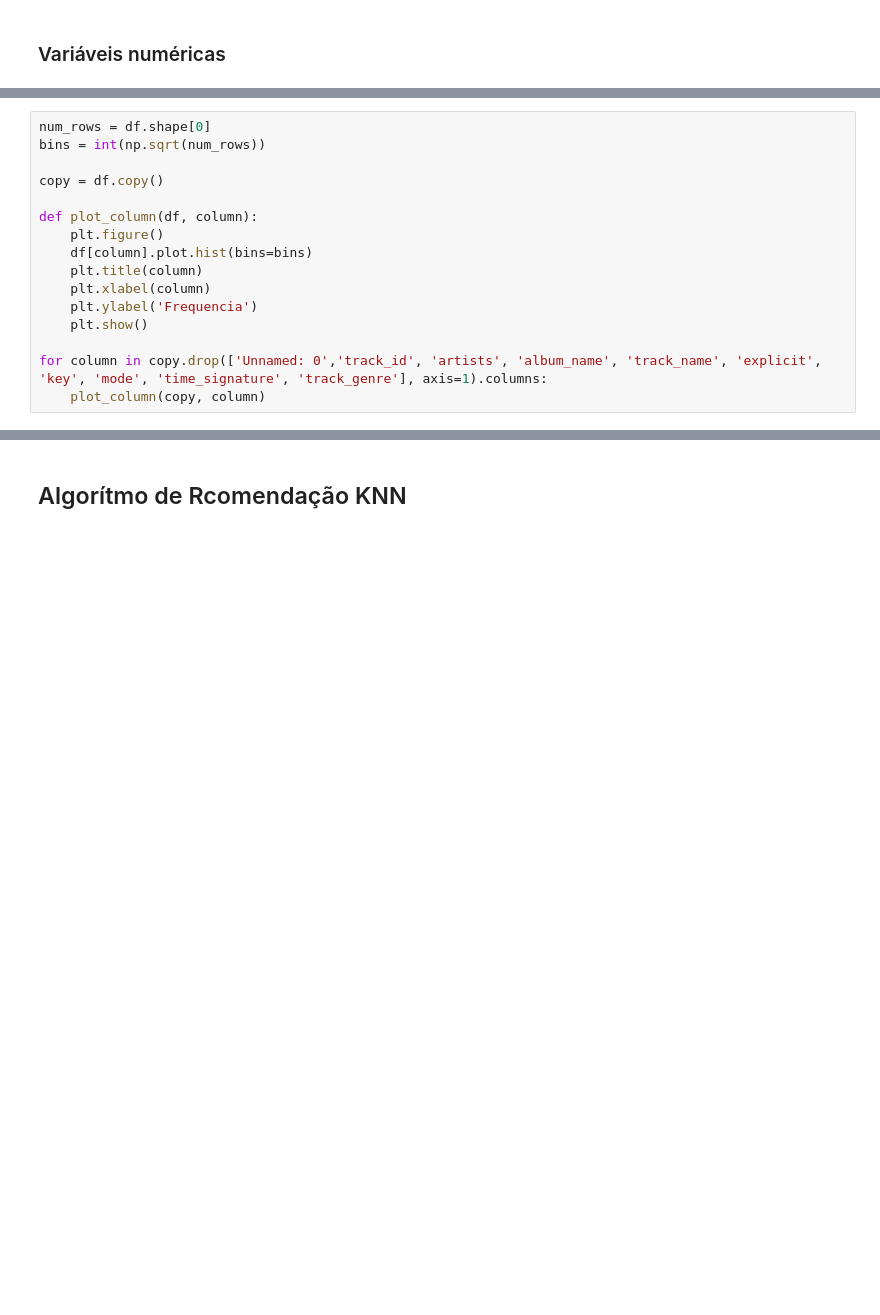
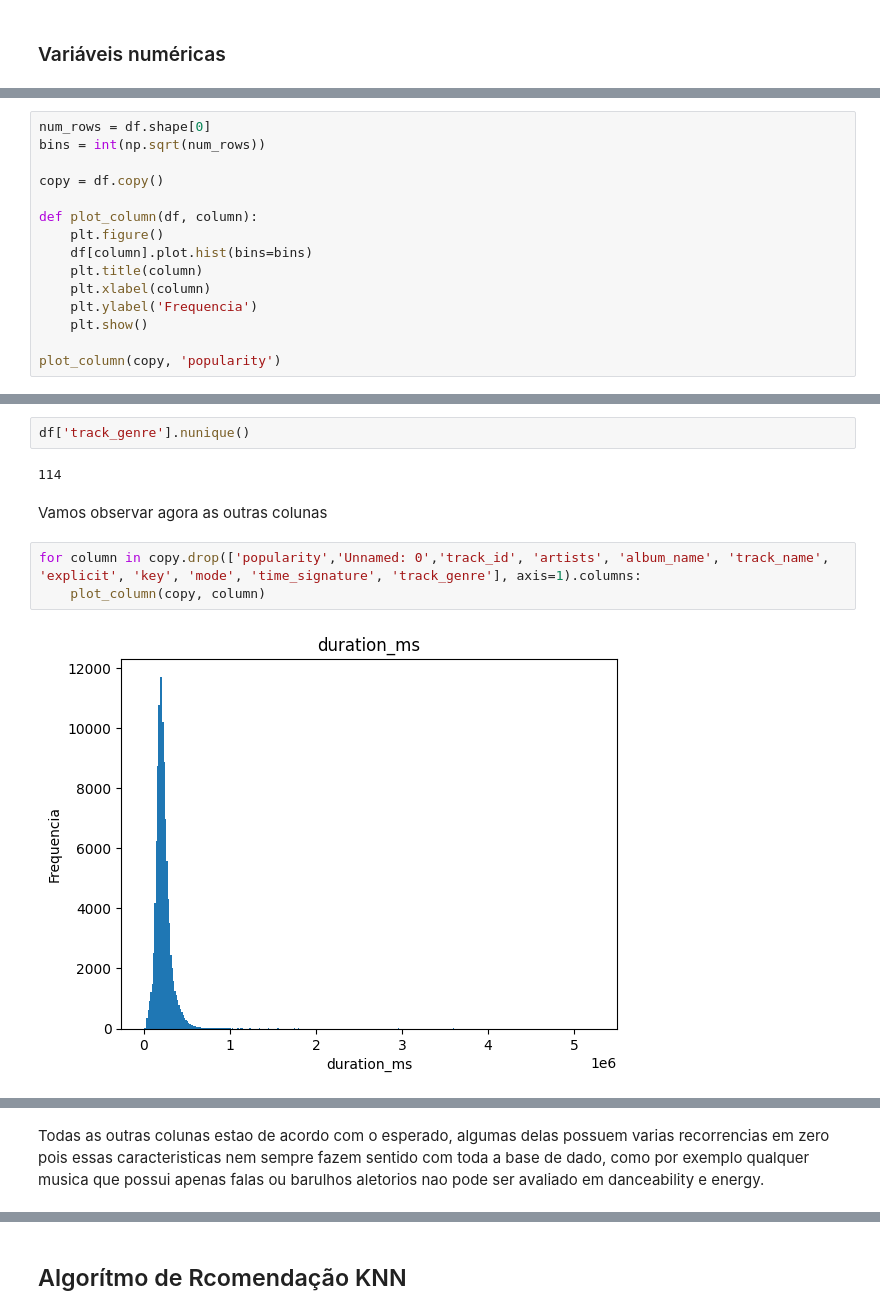
Before and after one commit to felipeschiavinato/projeto-final-ml, a Jupyter notebook: modelo.ipynb, the cells around one changed output, grey strips where cells are left out. Cells and saved outputs as stored; diff of their text form; blank space fills up the shorter version.

```diff
--- a/modelo.ipynb
+++ b/modelo.ipynb
@@ -72,7 +129,6 @@ def plot_column(df, column):
     plt.ylabel('Frequencia')
     plt.show()
 
-for column in copy.drop(['Unnamed: 0','track_id', 'artists', 'album_name', 'track_name', 'explicit', 'key', 'mode', 'time_signature', 'track_genre'], axis=1).columns:
-    plot_column(copy, column)
+plot_column(copy, 'popularity')
 # %% [output]
 [figure]
@@ -88,0 +241,11 @@ for column in copy.drop(['Unnamed: 0','track_id', 'artists', 'album_name', 'trac
+# %%
+df['track_genre'].nunique()
+# %% [output]
+114
+# %% [markdown]
+Vamos observar agora as outras colunas
+# %%
+for column in copy.drop(['popularity','Unnamed: 0','track_id', 'artists', 'album_name', 'track_name', 'explicit', 'key', 'mode', 'time_signature', 'track_genre'], axis=1).columns:
+    plot_column(copy, column)
+# %% [output]
+[figure, added]
@@ -88,0 +261,2 @@ for column in copy.drop(['Unnamed: 0','track_id', 'artists', 'album_name', 'trac
+# %% [markdown]
+Todas as outras colunas estao de acordo com o esperado, algumas delas possuem varias recorrencias em zero pois essas caracteristicas nem sempre fazem sentido com toda a base de dado, como por exemplo qualquer musica que possui apenas falas ou barulhos aletorios nao pode ser avaliado em danceability e energy.
```
Also changed, not shown: parts of 30 cells of this notebook.
